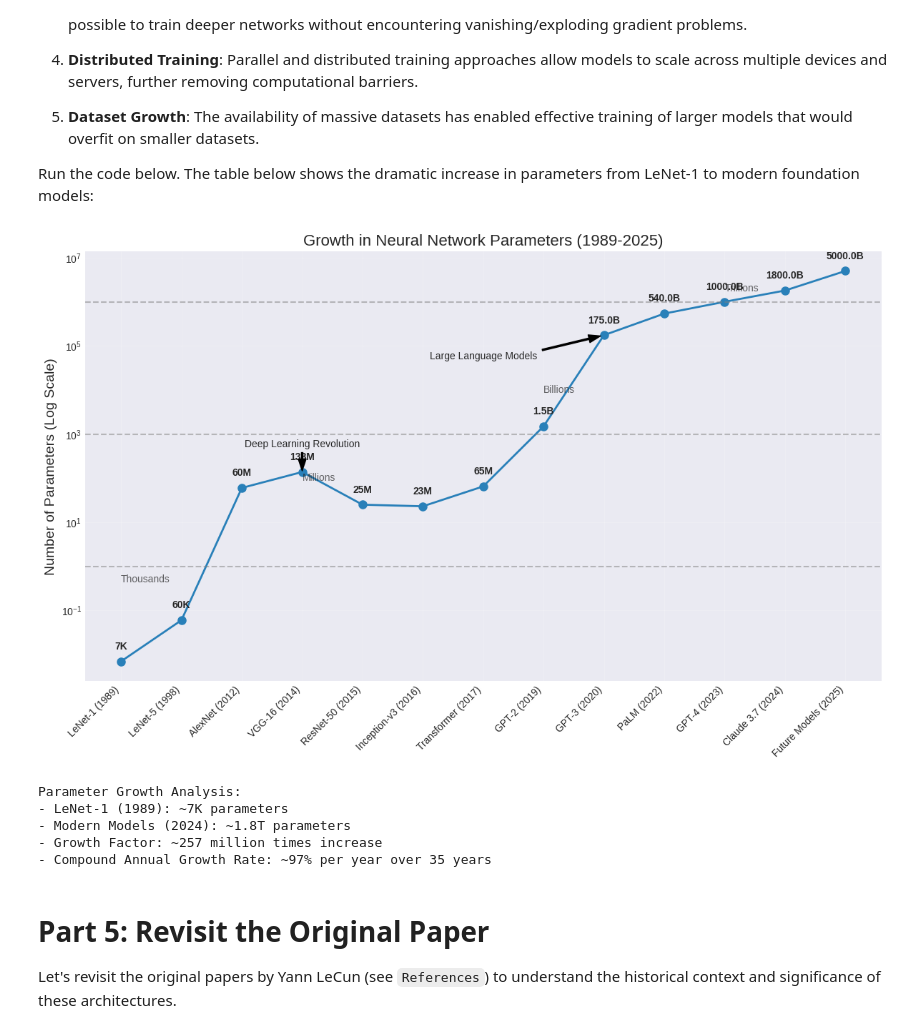
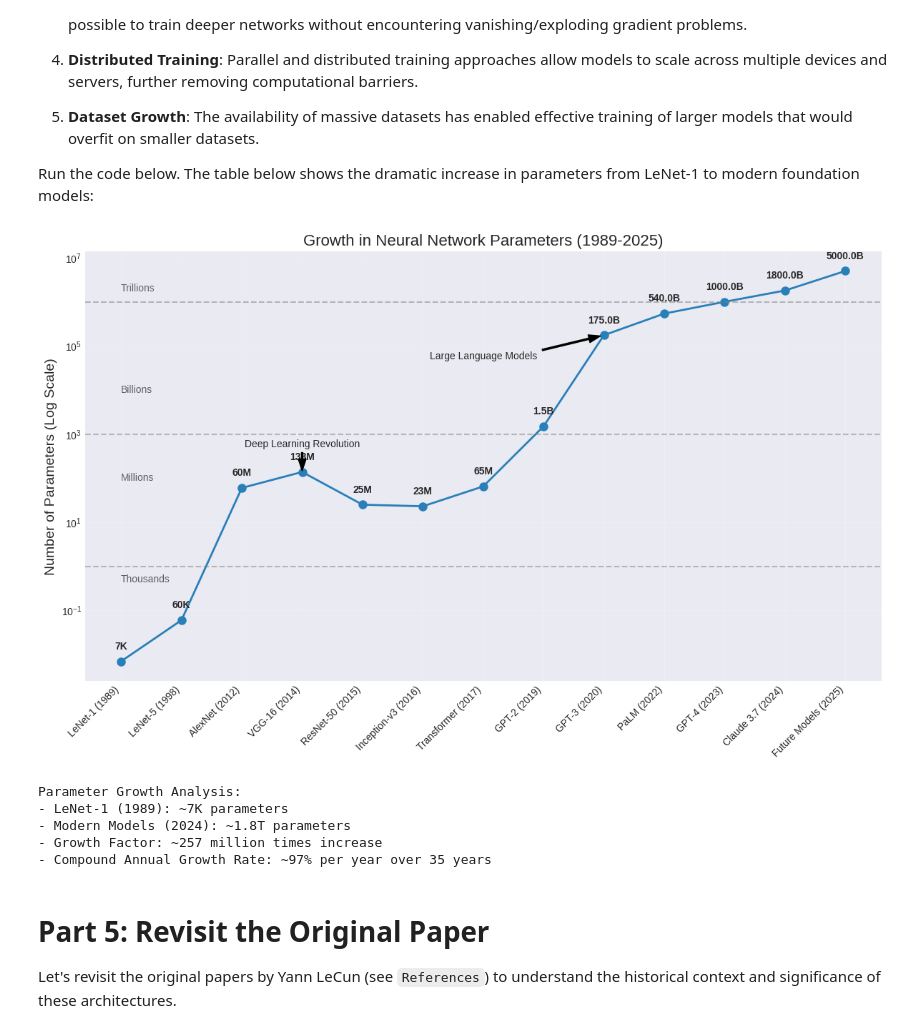
Before and after one commit to vuhung16au/ACU, a Jupyter notebook: LeNet-Deep-Dive-and-Implementation-in-TensorFlow-Keras/LeNet-Deep-Dive-and-Implementation-in-TensorFlow-Keras.ipynb, the cells around one changed output. Saved outputs shown, nothing was run; the diff lists cells and outputs as text; code cells hidden in the pictures.

```diff
--- a/LeNet-Deep-Dive-and-Implementation-in-TensorFlow-Keras/LeNet-Deep-Dive-and-Implementation-in-TensorFlow-Keras.ipynb
+++ b/LeNet-Deep-Dive-and-Implementation-in-TensorFlow-Keras/LeNet-Deep-Dive-and-Implementation-in-TensorFlow-Keras.ipynb
@@ -2144,46 +2152,52 @@ plt.axhline(y=1, color='gray', linestyle='--', alpha=0.5)  # 1M parameters
 plt.axhline(y=1000, color='gray', linestyle='--', alpha=0.5)  # 1B parameters
 plt.axhline(y=1000000, color='gray', linestyle='--', alpha=0.5)  # 1T parameters
 
+# # Annotate key milestones
+# plt.text(0, 0.5, 'Thousands', fontsize=10, ha='left', va='center', alpha=0.7)
+# plt.text(3, 100, 'Millions', fontsize=10, ha='left', va='center', alpha=0.7)
+# plt.text(7, 10000, 'Billions', fontsize=10, ha='left', va='center', alpha=0.7)
+# plt.text(10, 2000000, 'Trillions', fontsize=10, ha='left', va='center', alpha=0.7)
+
 # Annotate key milestones
 plt.text(0, 0.5, 'Thousands', fontsize=10, ha='left', va='center', alpha=0.7)
-plt.text(3, 100, 'Millions', fontsize=10, ha='left', va='center', alpha=0.7)
-plt.text(7, 10000, 'Billions', fontsize=10, ha='left', va='center', alpha=0.7)
-plt.text(10, 2000000, 'Trillions', fontsize=10, ha='left', va='center', alpha=0.7)
+plt.text(0, 100, 'Millions', fontsize=10, ha='left', va='center', alpha=0.7)
+plt.text(0, 10000, 'Billions', fontsize=10, ha='left', va='center', alpha=0.7)
+plt.text(0, 2000000, 'Trillions', fontsize=10, ha='left', va='center', alpha=0.7)
 
 # Add annotations for key transitions
 plt.annotate('Deep Learning Revolution',
              xy=(3, 138),
              xytext=(3, 500),
              arrowprops=dict(facecolor='black', shrink=0.05, width=1.5, headwidth=8),
              ha='center',
              fontsize=10)
 
 plt.annotate('Large Language Models',
              xy=(8, 175000),
              xytext=(6, 50000),
              arrowprops=dict(facecolor='black', shrink=0.05, width=1.5, headwidth=8),
              ha='center',
              fontsize=10)
 
 # Tighten layout and adjust margins
 plt.tight_layout()
 plt.subplots_adjust(bottom=0.2)
 
 # Show plot
 plt.grid(True, which="both", ls="-", alpha=0.2)
+
+plt.savefig('Parameter Growth Analysis.png')
+
 plt.show()
-
-# Save the plot
-plt.savefig('Parameter Growth Analysis.png')
 
 # Print summary statistics
 print(f"\nParameter Growth Analysis:")
 print(f"- LeNet-1 (1989): ~7K parameters")
 print(f"- Modern Models (2024): ~1.8T parameters")
 print(f"- Growth Factor: ~257 million times increase")
 print(f"- Compound Annual Growth Rate: ~97% per year over 35 years")
 # %% [output]
-[figure, old version]
+[figure, new version]
 Parameter Growth Analysis:
 - LeNet-1 (1989): ~7K parameters
 - Modern Models (2024): ~1.8T parameters
```
Also changed, not shown: parts of 18 cells of this notebook.
